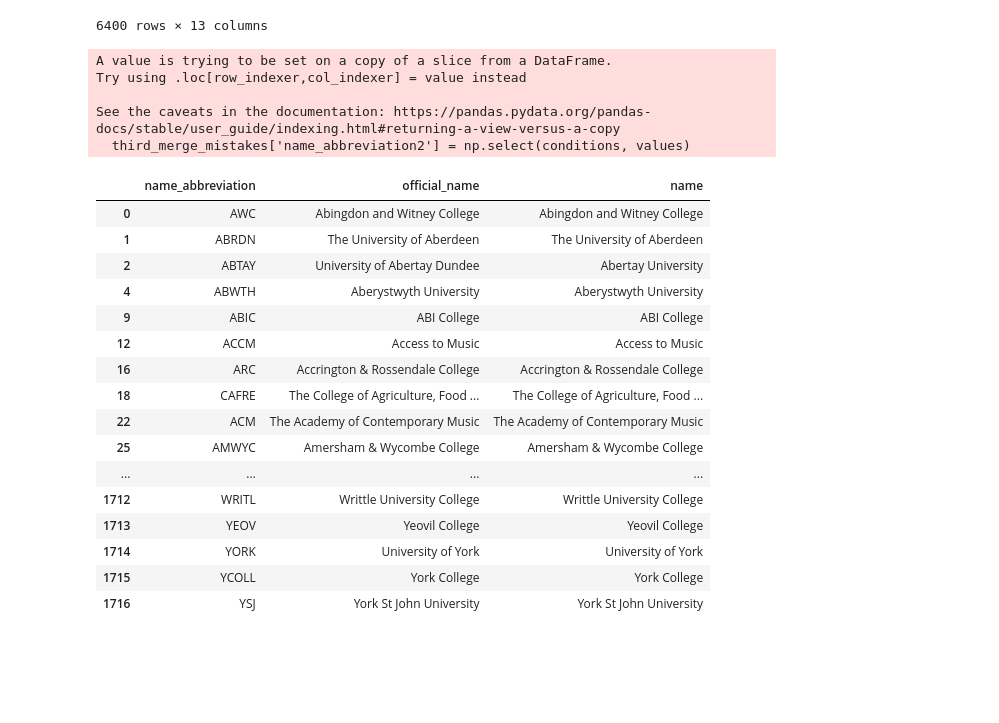
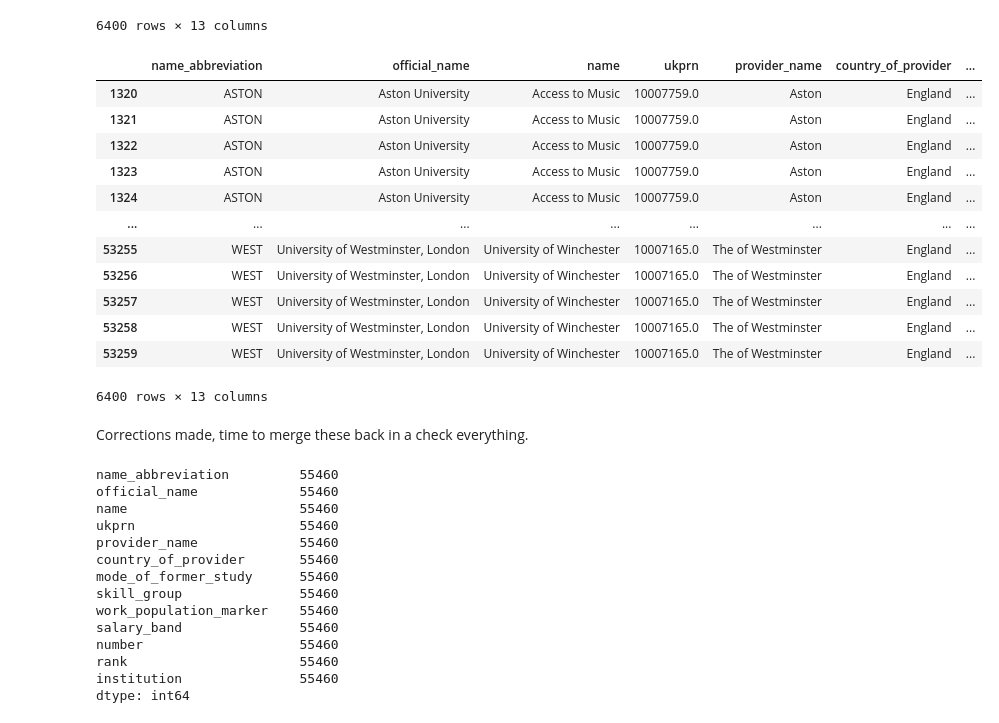
Before and after one commit to DSloan10/pcc_python_projects, a Jupyter notebook: hesa_project/Clean_up.ipynb, the cells around one changed output. Drawn from its saved outputs; the diff is of its cells as text; code cells hidden in the pictures; blank space fills up the shorter version.

```diff
--- a/hesa_project/Clean_up.ipynb
+++ b/hesa_project/Clean_up.ipynb
@@ -790,30 +790,4 @@ conditions = [
 
 values = ["UCL", "SURR","EXETR","KCL","ASTON","GOLD","NORTH","BUWE","WEST","UWL","SOLNT","PMARJ","GLYN","ELOND"]
 
-third_merge_mistakes['name_abbreviation2'] = np.select(conditions, values)
+third_merge_mistakes['name_abbreviation'] = np.select(conditions, values)
-# %% [output]
-A value is trying to be set on a copy of a slice from a DataFrame.
-Try using .loc[row_indexer,col_indexer] = value instead
-
-See the caveats in the documentation: https://pandas.pydata.org/pandas-docs/stable/user_guide/indexing.html#returning-a-view-versus-a-copy
-  third_merge_mistakes['name_abbreviation2'] = np.select(conditions, values)
-# %%
-uni_codes_for_merge
-# %% [output]
-|  | name_abbreviation | official_name | name |
-| 0 | AWC | Abingdon and Witney College | Abingdon and Witney College |
-| 1 | ABRDN | The University of Aberdeen | The University of Aberdeen |
-| 2 | ABTAY | University of Abertay Dundee | Abertay University |
-| 4 | ABWTH | Aberystwyth University | Aberystwyth University |
-| 9 | ABIC | ABI College | ABI College |
-| 12 | ACCM | Access to Music | Access to Music |
-| 16 | ARC | Accrington & Rossendale College | Accrington & Rossendale College |
-| 18 | CAFRE | The College of Agriculture, Food ... | The College of Agriculture, Food ... |
-| 22 | ACM | The Academy of Contemporary Music | The Academy of Contemporary Music |
-| 25 | AMWYC | Amersham & Wycombe College | Amersham & Wycombe College |
-| ... | ... | ... | ... |
-| 1712 | WRITL | Writtle University College | Writtle University College |
-| 1713 | YEOV | Yeovil College | Yeovil College |
-| 1714 | YORK | University of York | University of York |
-| 1715 | YCOLL | York College | York College |
-| 1716 | YSJ | York St John University | York St John University |
@@ -862,0 +816,18 @@ second_institution_merge_data['rank'] = np.select(conditions, values)
+# %%
+third_merge_mistakes
+# %% [output]
+|  | name_abbreviation | official_name | name | ukprn | provider_name | country_of_provider | ... |
+| 1320 | ASTON | Aston University | Access to Music | 10007759.0 | Aston | England | ... |
+| 1321 | ASTON | Aston University | Access to Music | 10007759.0 | Aston | England | ... |
+| 1322 | ASTON | Aston University | Access to Music | 10007759.0 | Aston | England | ... |
+| 1323 | ASTON | Aston University | Access to Music | 10007759.0 | Aston | England | ... |
+| 1324 | ASTON | Aston University | Access to Music | 10007759.0 | Aston | England | ... |
+| ... | ... | ... | ... | ... | ... | ... | ... |
+| 53255 | WEST | University of Westminster, London | University of Winchester | 10007165.0 | The of Westminster | England | ... |
+| 53256 | WEST | University of Westminster, London | University of Winchester | 10007165.0 | The of Westminster | England | ... |
+| 53257 | WEST | University of Westminster, London | University of Winchester | 10007165.0 | The of Westminster | England | ... |
+| 53258 | WEST | University of Westminster, London | University of Winchester | 10007165.0 | The of Westminster | England | ... |
+| 53259 | WEST | University of Westminster, London | University of Winchester | 10007165.0 | The of Westminster | England | ... |
+6400 rows × 13 columns
+# %% [markdown]
+Corrections made, time to merge these back in a check everything.
@@ -862,0 +836,17 @@ second_institution_merge_data['rank'] = np.select(conditions, values)
+# %%
+potential_final_clean_all.count()
+# %% [output]
+name_abbreviation         55460
+official_name             55460
+name                      55460
+ukprn                     55460
+provider_name             55460
+country_of_provider       55460
+mode_of_former_study      55460
+skill_group               55460
+work_population_marker    55460
+salary_band               55460
+number                    55460
+rank                      55460
+institution               55460
+dtype: int64
```
Also changed, not shown: parts of 8 cells of this notebook.
